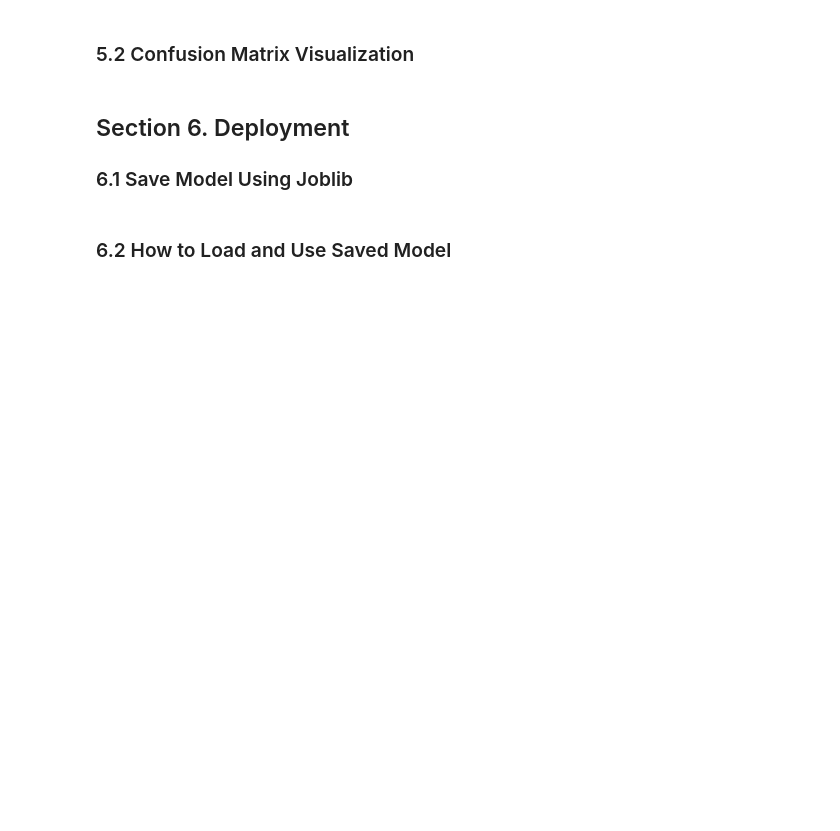
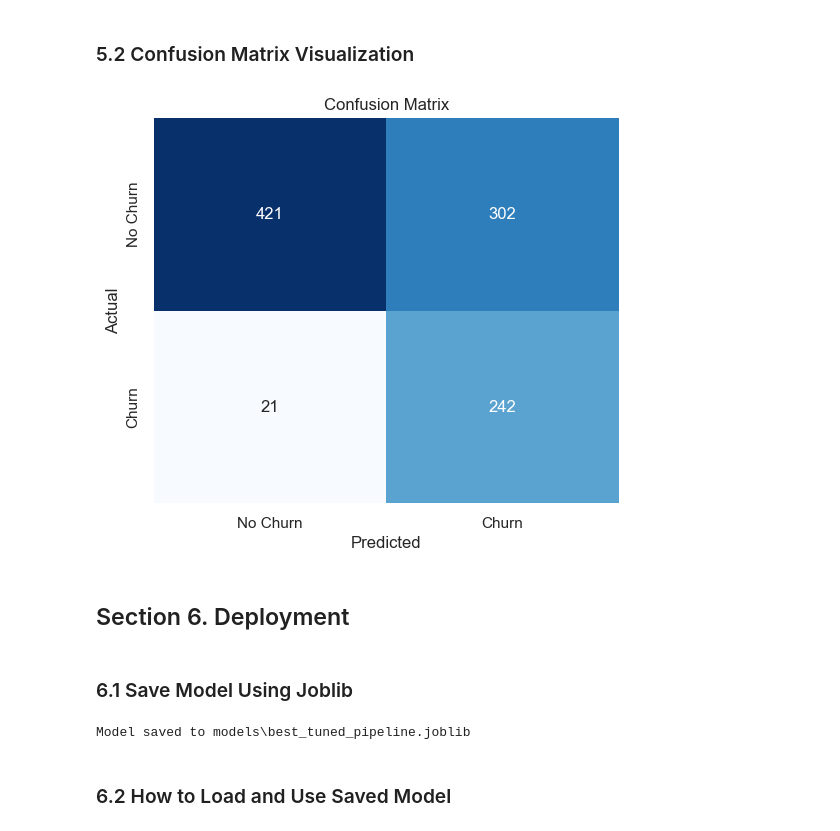
Before and after one commit to hansdarmawann/telco-churn, a Jupyter notebook: notebooks/1.3-hdr-coderefactor-notebook.ipynb, the cells around one changed output. Drawn from its saved outputs; the diff is of its cells as text; code cells hidden in the pictures; blank space fills up the shorter version.

Commit message:
Update coding to joblib implementation.

```diff
--- a/notebooks/1.3-hdr-coderefactor-notebook.ipynb
+++ b/notebooks/1.3-hdr-coderefactor-notebook.ipynb
@@ -924,0 +923,29 @@ pass
+# %%
+from sklearn.metrics import (
+    accuracy_score,
+    precision_score,
+    recall_score,
+    f1_score,
+    precision_recall_curve,
+    classification_report,
+    confusion_matrix,
+)
+import matplotlib.pyplot as plt
+import seaborn as sns
+import numpy as np
+
+# Predict class labels
+y_pred = best_tuned_pipeline.predict(X_test)
+
+# Predict probabilities for positive class (needed for PR curve)
+y_proba = best_tuned_pipeline.predict_proba(X_test)[:, 1]
+
+# Calculate metrics
+recall = recall_score(y_test, y_pred)
+
+# Print classification report
+print("Classification Report:\n")
+print(classification_report(y_test, y_pred, target_names=['No Churn', 'Churn']))
+
+# Print summary metrics
+print(f"Recall:            {recall:.4f}")
@@ -943,3 +1179,15 @@ pass
+# %%
+cm = confusion_matrix(y_test, y_pred)
+plt.figure(figsize=(6, 5))
+sns.heatmap(cm, annot=True, fmt='d', cmap='Blues', cbar=False,
+            xticklabels=['No Churn', 'Churn'], yticklabels=['No Churn', 'Churn'])
+plt.xlabel('Predicted')
+plt.ylabel('Actual')
+plt.title('Confusion Matrix')
+plt.show()
+# %% [output]
+[figure, added]
+# %% [markdown]
+## Section 6. Deployment
 # %% [markdown]
-## Section 6. Deployment
 ### 6.1 Save Model Using Joblib
@@ -948,2 +1194,17 @@ pass
+# %%
+import joblib
+from pathlib import Path
+
+# Define the relative path to save the model
+model_save_path = Path("models/best_tuned_pipeline.joblib")
+
+# Create directory if it does not exist
+model_save_path.parent.mkdir(parents=True, exist_ok=True)
+
+# Save the best tuned pipeline
+joblib.dump(best_tuned_pipeline, model_save_path)
+print(f"Model saved to {model_save_path}")
+# %% [output]
+Model saved to models\best_tuned_pipeline.joblib
 # %% [markdown]
 ### 6.2 How to Load and Use Saved Model
```
Also changed, not shown: parts of 13 cells of this notebook, 7 other files.
